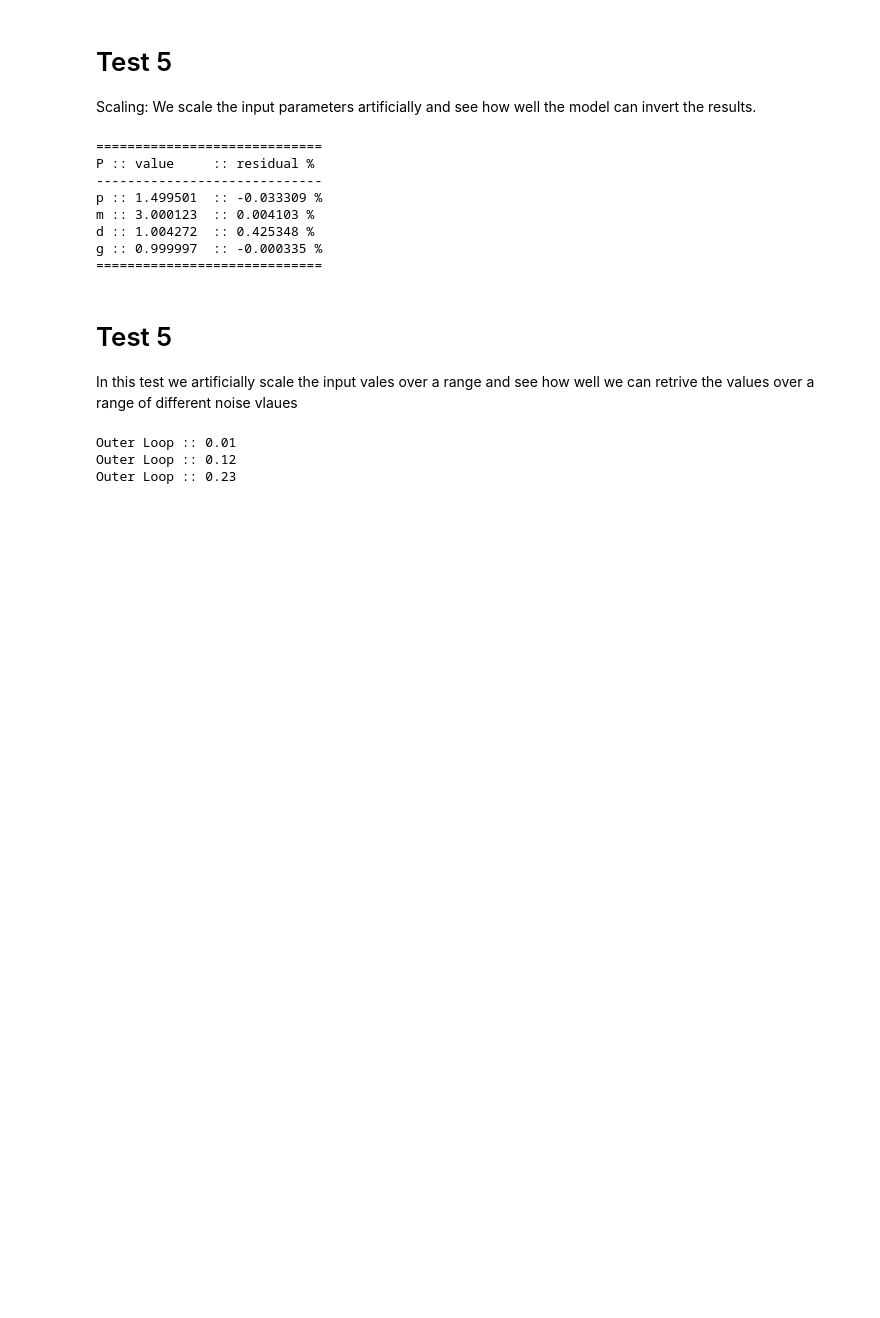
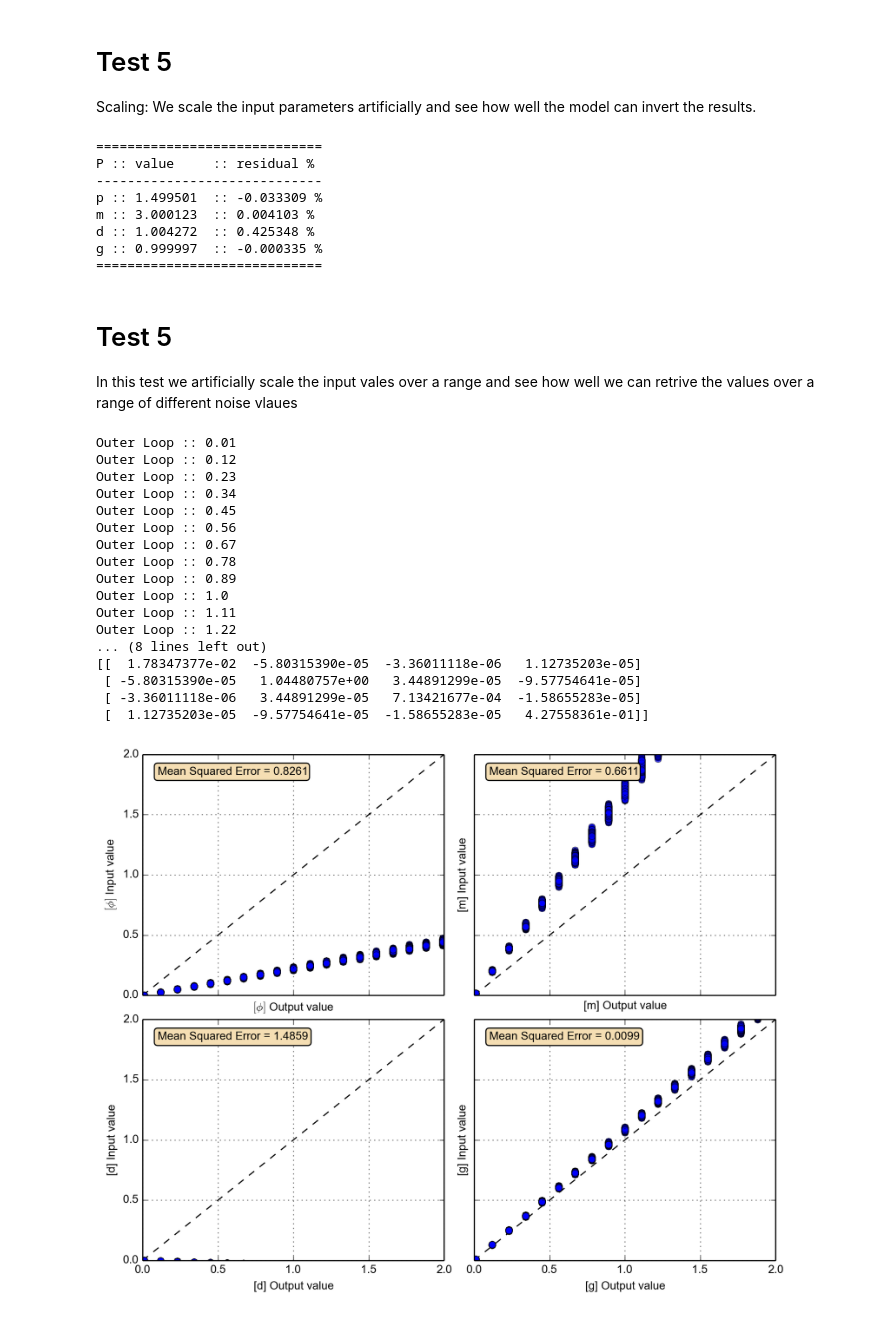
Before and after one commit to marrabld/bootstrappy, a Jupyter notebook: scripts/bootstrap_test.ipynb, the cells around one changed output. Drawn from its saved outputs; the diff is of its cells as text; code cells hidden in the pictures; blank space fills up the shorter version.

```diff
--- a/scripts/bootstrap_test.ipynb
+++ b/scripts/bootstrap_test.ipynb
@@ -355,7 +396,7 @@ val_steps = 0.11
 
 #for noise in np.arange(min_noise, max_noise, noise_steps):
 #    noise_list.append(noise)
-noise = 0.04 #.0001
+noise = 0.20 #.0001
 #print(np.arange(min_val, max_val, val_steps))
 
 for i_iter in np.arange(min_val, max_val, val_steps):
@@ -435,30 +476,45 @@ ax3.set_xlabel('[d] Output value')
 ax4 = pylab.subplot(2, 2, 4)
 pylab.plot([0, 2], [0, 2], 'k--')
 pylab.grid()
 setp( ax4.get_yticklabels(), visible=False)
 pylab.plot(np.asarray(input_list)[:, 3], np.asarray(output_list)[:,3], 'o', alpha=0.6)
 ax4.text(0.05, 0.95, 'Mean Squared Error = %.4f'%(d_g),
          transform=ax4.transAxes, fontsize=10, verticalalignment='top', bbox=props)
 pylab.ylim(0, 2)
 pylab.xlim(0, 2)
 
 ax4.set_ylabel('[g] Input value')
 ax4.set_xlabel('[g] Output value')
 
 
 
 f.savefig(str(noise) + ' _NoiseTest.png')
 
 #=========
 # Calculate the covariance matrix
 #=========
 
 
 covar = np.cov(np.asarray([output_array[:, 0].T, output_array[:, 1].T,output_array[:, 2].T,output_array[:, 3].T]))
 print('Covariance :: ')
 print(covar)
 np.savetxt(str(noise) + '_NoiseTest.csv', covar)
 # %% [output]
 Outer Loop :: 0.01
 Outer Loop :: 0.12
 Outer Loop :: 0.23
+Outer Loop :: 0.34
+Outer Loop :: 0.45
+Outer Loop :: 0.56
+Outer Loop :: 0.67
+Outer Loop :: 0.78
+Outer Loop :: 0.89
+Outer Loop :: 1.0
+Outer Loop :: 1.11
+Outer Loop :: 1.22
+... (8 lines left out)
+[[  1.78347377e-02  -5.80315390e-05  -3.36011118e-06   1.12735203e-05]
+ [ -5.80315390e-05   1.04480757e+00   3.44891299e-05  -9.57754641e-05]
+ [ -3.36011118e-06   3.44891299e-05   7.13421677e-04  -1.58655283e-05]
+ [  1.12735203e-05  -9.57754641e-05  -1.58655283e-05   4.27558361e-01]]
+[figure, added]
```
Also changed, not shown: parts of 13 cells of this notebook.
